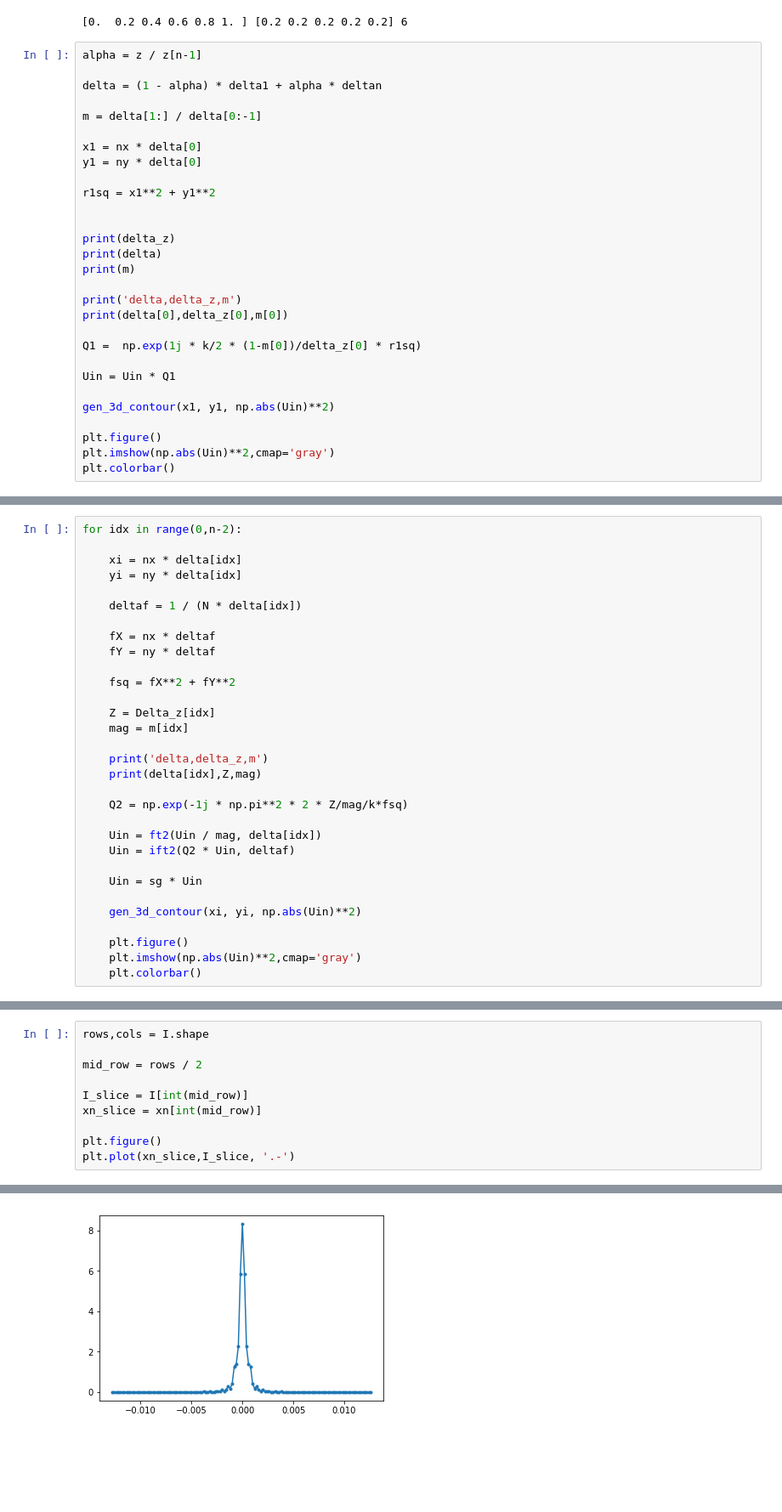
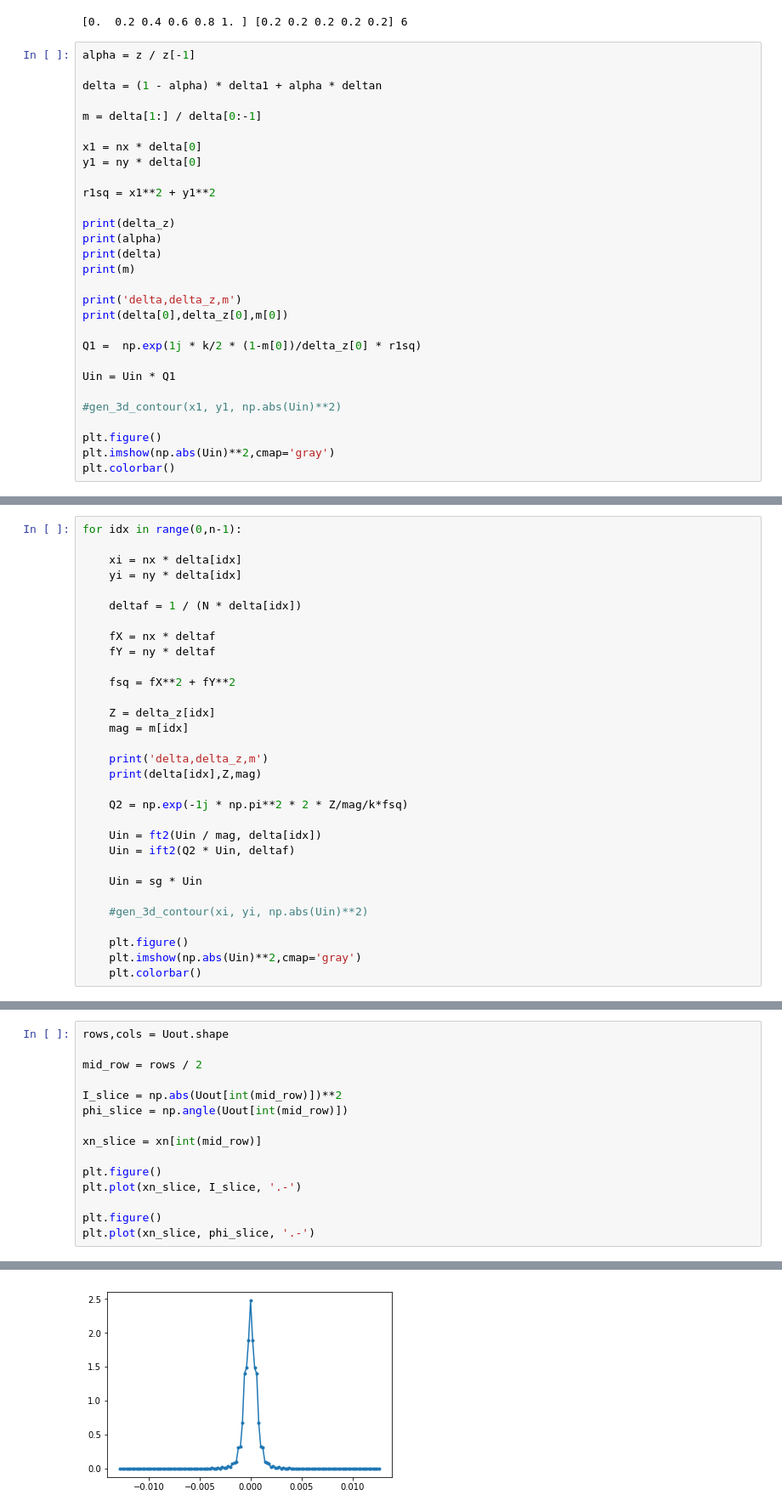
Before and after one commit to Ein-Octocat/scintillation_profiling_code, a Jupyter notebook: ang_spec_multi_prop_vac.ipynb, the cells around one changed output, grey strips where cells are left out. Shown: that part at 85% size. Drawn from its saved outputs; the diff is of its cells as text; blank space fills up the shorter version.

```diff
--- a/ang_spec_multi_prop_vac.ipynb
+++ b/ang_spec_multi_prop_vac.ipynb
@@ -167,7 +167,7 @@ print(z,delta_z,n)
 # %% [output]
 [0.  0.2 0.4 0.6 0.8 1. ] [0.2 0.2 0.2 0.2 0.2] 6
 # %%
-alpha = z / z[n-1]
+alpha = z / z[-1]
 
 delta = (1 - alpha) * delta1 + alpha * deltan
 
@@ -178,8 +178,8 @@ y1 = ny * delta[0]
 
 r1sq = x1**2 + y1**2
 
-
 print(delta_z)
+print(alpha)
 print(delta)
 print(m)
 
@@ -190,7 +190,7 @@ Q1 =  np.exp(1j * k/2 * (1-m[0])/delta_z[0] * r1sq)
 
 Uin = Uin * Q1
 
-gen_3d_contour(x1, y1, np.abs(Uin)**2)
+#gen_3d_contour(x1, y1, np.abs(Uin)**2)
 
 plt.figure()
 plt.imshow(np.abs(Uin)**2,cmap='gray')
@@ -208,5 +208,5 @@ delta,delta_z,m
 # %%
-for idx in range(0,n-2):
+for idx in range(0,n-1):
 
     xi = nx * delta[idx]
     yi = ny * delta[idx]
@@ -218,7 +218,7 @@ for idx in range(0,n-2):
 
     fsq = fX**2 + fY**2
 
-    Z = Delta_z[idx]
+    Z = delta_z[idx]
     mag = m[idx]
 
     print('delta,delta_z,m')
@@ -231,7 +231,7 @@ for idx in range(0,n-2):
 
     Uin = sg * Uin
 
-    gen_3d_contour(xi, yi, np.abs(Uin)**2)
+    #gen_3d_contour(xi, yi, np.abs(Uin)**2)
 
     plt.figure()
     plt.imshow(np.abs(Uin)**2,cmap='gray')
@@ -283,13 +280,18 @@ gen_3d_contour(xn, yn, I)
 # %%
-rows,cols = I.shape
+rows,cols = Uout.shape
 
 mid_row = rows / 2
 
-I_slice = I[int(mid_row)]
+I_slice = np.abs(Uout[int(mid_row)])**2
+phi_slice = np.angle(Uout[int(mid_row)])
+
 xn_slice = xn[int(mid_row)]
 
 plt.figure()
-plt.plot(xn_slice,I_slice, '.-')
+plt.plot(xn_slice, I_slice, '.-')
+
+plt.figure()
+plt.plot(xn_slice, phi_slice, '.-')
 # %% [output]
 [<matplotlib.lines.Line2D at 0x...>]
-[figure, old version]
+[figure, new version]
```
Also changed, not shown: parts of 7 cells of this notebook.
